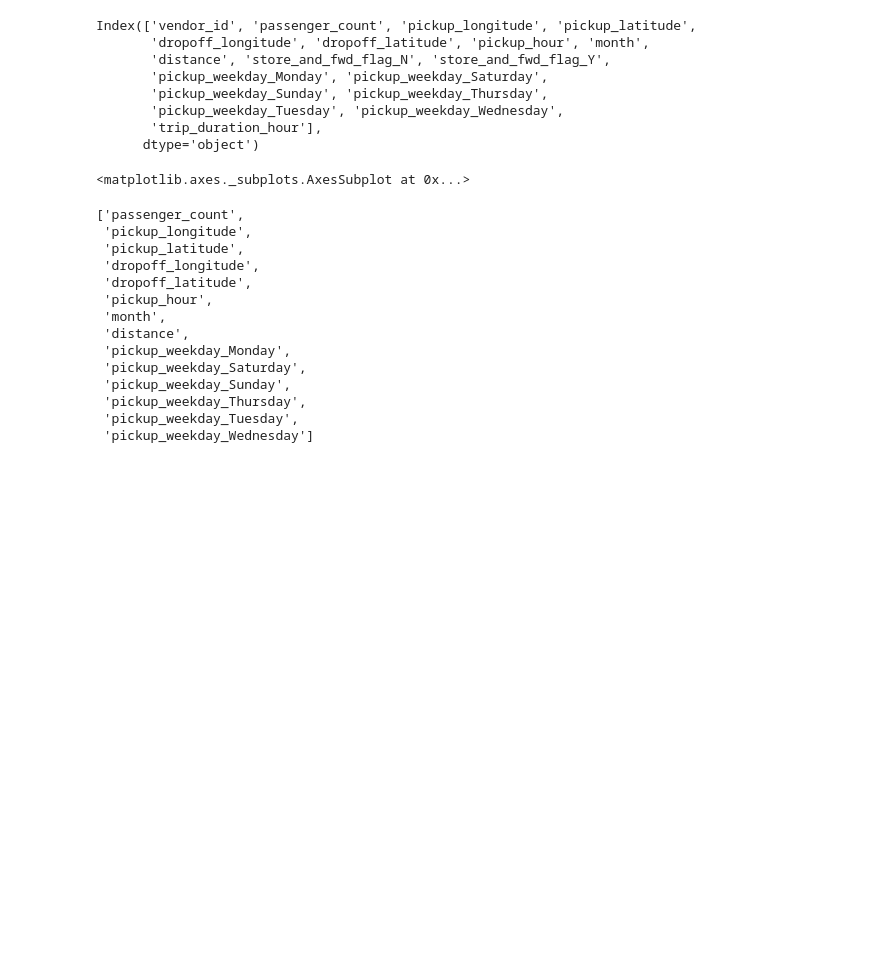
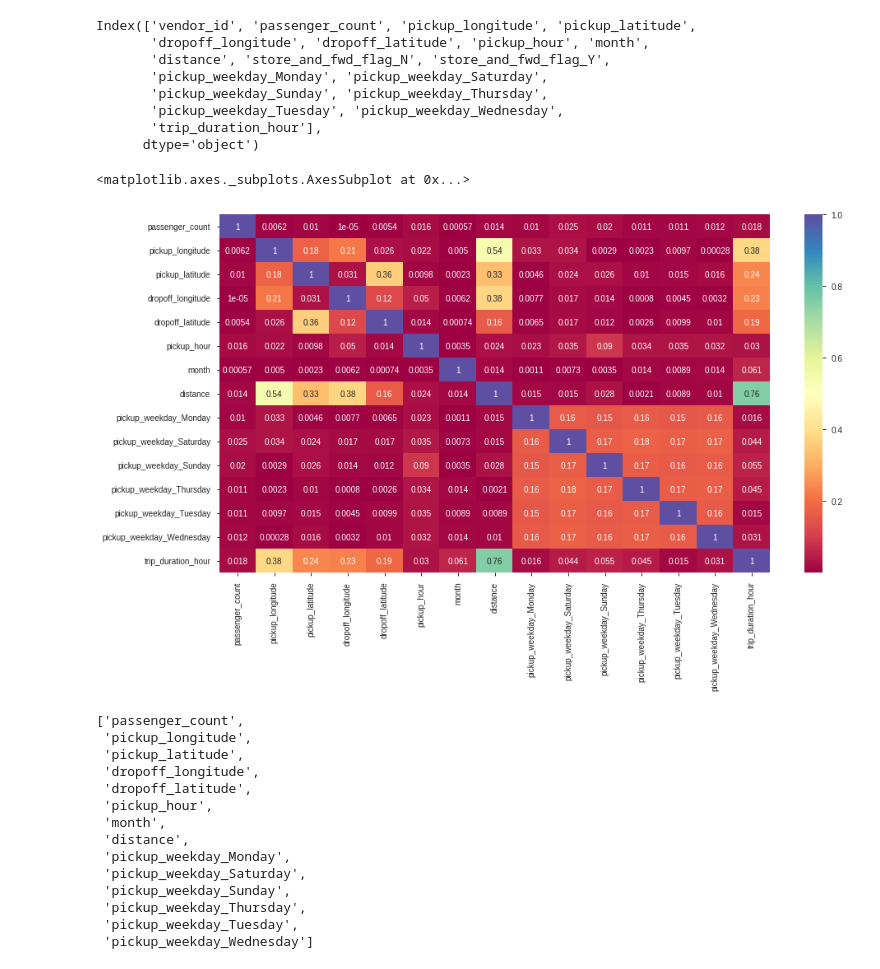
Before and after one commit to AbhijeetS1112/NYC-Taxi-Trip-Time-Prediction----ALMA, a Jupyter notebook: NYC_Taxi_Trip_Time_Prediction.ipynb, the cells around one changed output. Cells and saved outputs as stored; diff of their text form; code cells hidden in the pictures; blank space fills up the shorter version.

```diff
--- a/NYC_Taxi_Trip_Time_Prediction.ipynb
+++ b/NYC_Taxi_Trip_Time_Prediction.ipynb
@@ -881,11 +884,12 @@ Index(['vendor_id', 'passenger_count', 'pickup_longitude', 'pickup_latitude',
 # %%
 df=df.drop(["vendor_id","store_and_fwd_flag_N","store_and_fwd_flag_Y"],axis=1)
 # %%
-plt.figure(figsize=(20,10))
+plt.figure(figsize=(15,8))
 x_corr=df.corr()
 sns.heatmap(abs(x_corr),cmap="Spectral",annot=True)
 # %% [output]
 <matplotlib.axes._subplots.AxesSubplot at 0x...>
+[figure, added]
 # %%
 # Checking Numerical Features
 numeric_features= df.describe().columns
```
Also changed, not shown: parts of 2 cells of this notebook.
